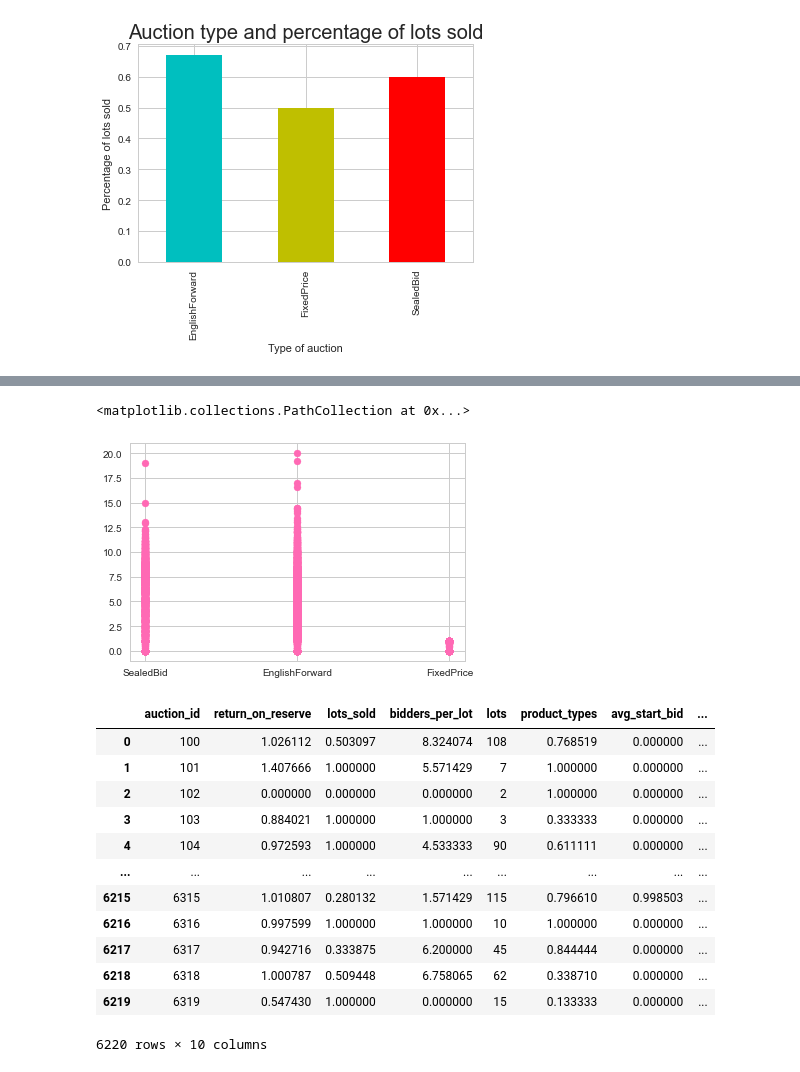
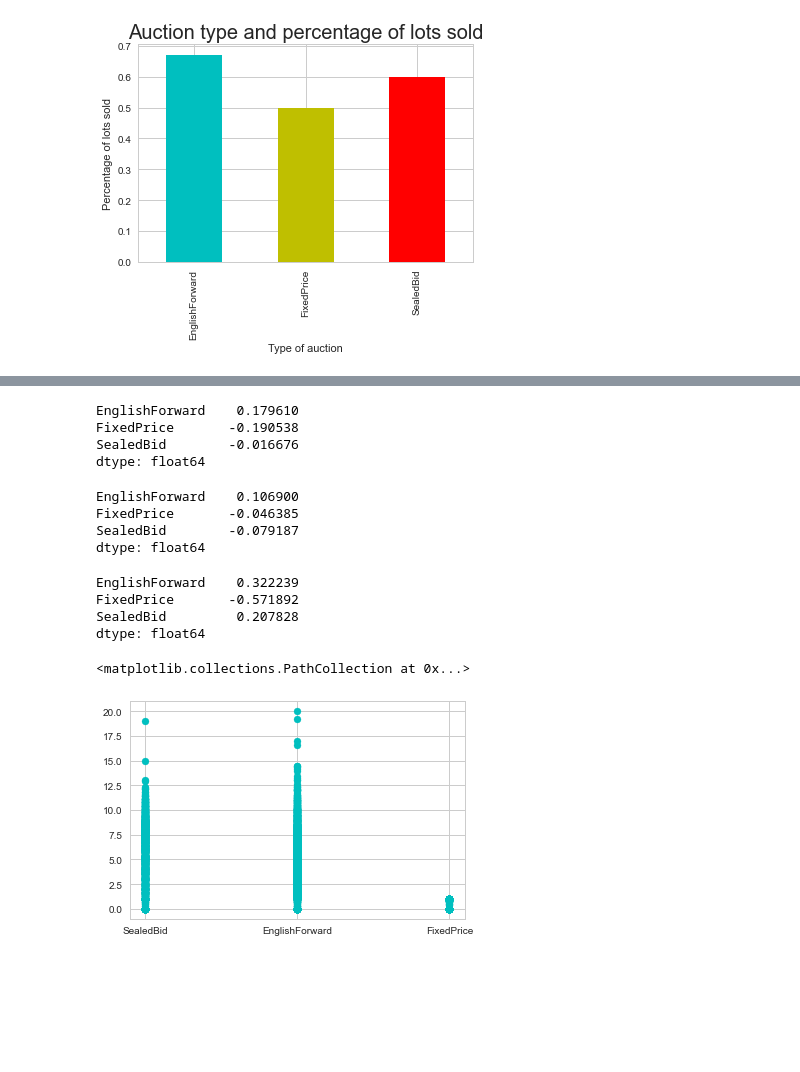
Before and after one commit to TheCiccio/Auctions_2019_Project, a Jupyter notebook: Online auction results in the USA (2019).ipynb, the cells around one changed output, grey strips where cells are left out. Cells and saved outputs as stored; diff of their text form; code cells hidden in the pictures; blank space fills up the shorter version.

Commit message:
Added a new jupiter notebook and more graphs

```diff
--- a/Online auction results in the USA (2019).ipynb
+++ b/Online auction results in the USA (2019).ipynb
@@ -250,24 +226,32 @@ dtype: float64
-# %%
-x = data['auction_mech']
-y = data['bidders_per_lot']
-
-plt.scatter(x, y, color = 'hotpink')
-# %% [output]
-<matplotlib.collections.PathCollection at 0x...>
-[figure, removed]
-# %%
-data
-# %% [output]
-|  | auction_id | return_on_reserve | lots_sold | bidders_per_lot | lots | product_types | avg_start_bid | ... |
-| 0 | 100 | 1.026112 | 0.503097 | 8.324074 | 108 | 0.768519 | 0.000000 | ... |
-| 1 | 101 | 1.407666 | 1.000000 | 5.571429 | 7 | 1.000000 | 0.000000 | ... |
-| 2 | 102 | 0.000000 | 0.000000 | 0.000000 | 2 | 1.000000 | 0.000000 | ... |
-| 3 | 103 | 0.884021 | 1.000000 | 1.000000 | 3 | 0.333333 | 0.000000 | ... |
-| 4 | 104 | 0.972593 | 1.000000 | 4.533333 | 90 | 0.611111 | 0.000000 | ... |
-| ... | ... | ... | ... | ... | ... | ... | ... | ... |
-| 6215 | 6315 | 1.010807 | 0.280132 | 1.571429 | 115 | 0.796610 | 0.998503 | ... |
-| 6216 | 6316 | 0.997599 | 1.000000 | 1.000000 | 10 | 1.000000 | 0.000000 | ... |
-| 6217 | 6317 | 0.942716 | 0.333875 | 6.200000 | 45 | 0.844444 | 0.000000 | ... |
-| 6218 | 6318 | 1.000787 | 0.509448 | 6.758065 | 62 | 0.338710 | 0.000000 | ... |
-| 6219 | 6319 | 0.547430 | 1.000000 | 0.000000 | 15 | 0.133333 | 0.000000 | ... |
-6220 rows × 10 columns
+# %%
+s_corr = data.auction_mech.str.get_dummies().corrwith(data.lots_sold)
+s_corr
+# %% [output]
+EnglishForward    0.179610
+FixedPrice       -0.190538
+SealedBid        -0.016676
+dtype: float64
+# %%
+s_corr = data.auction_mech.str.get_dummies().corrwith(data.return_on_reserve)
+s_corr
+# %% [output]
+EnglishForward    0.106900
+FixedPrice       -0.046385
+SealedBid        -0.079187
+dtype: float64
+# %%
+s_corr = data.auction_mech.str.get_dummies().corrwith(data.bidders_per_lot)
+s_corr
+# %% [output]
+EnglishForward    0.322239
+FixedPrice       -0.571892
+SealedBid         0.207828
+dtype: float64
+# %%
+x = data['auction_mech']
+y = data['bidders_per_lot']
+
+plt.scatter(x, y, color = 'c')
+# %% [output]
+<matplotlib.collections.PathCollection at 0x...>
+[figure, added]
```
Also changed, not shown: parts of 20 cells of this notebook, 1 other file.
